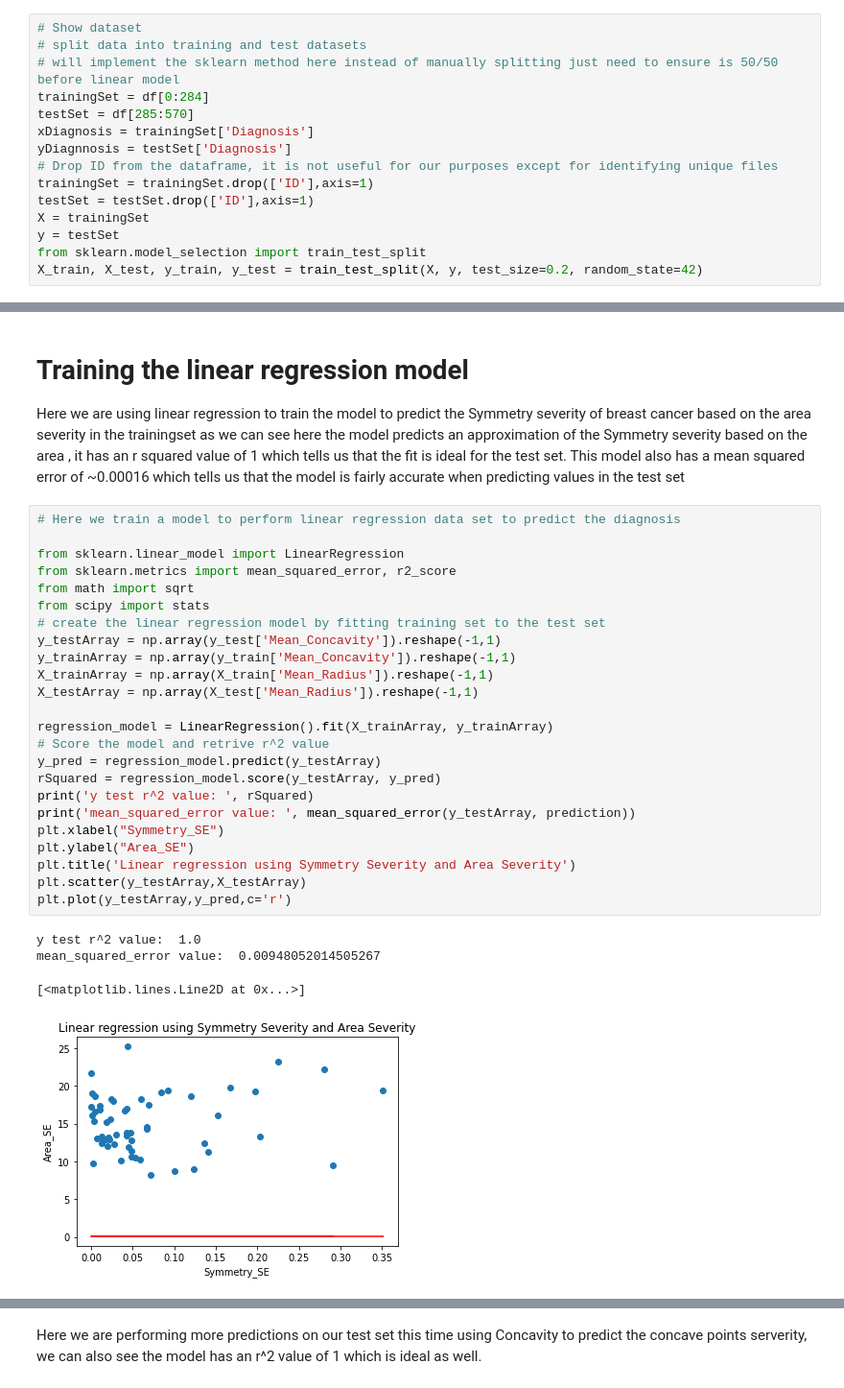
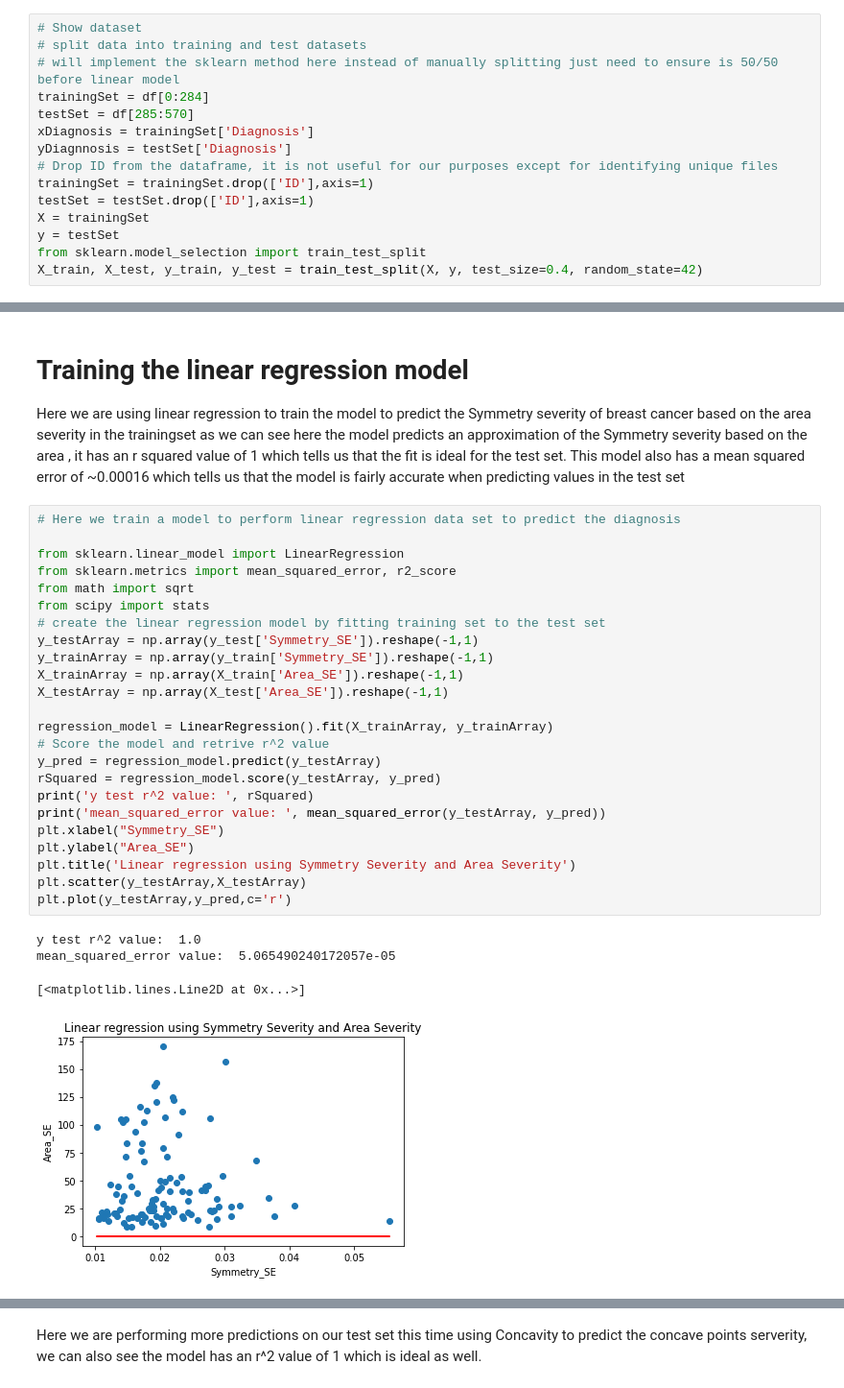
Before and after one commit to Ultan-Kearns/LYIT-Machine-Learning-Project, a Jupyter notebook: CA3Notebook.ipynb, the cells around one changed output, grey strips where cells are left out. Shown: that part at 96% size. Saved outputs shown, nothing was run; the diff lists cells and outputs as text.

```diff
--- a/CA3Notebook.ipynb
+++ b/CA3Notebook.ipynb
@@ -36,7 +36,7 @@ testSet = testSet.drop(['ID'],axis=1)
 X = trainingSet
 y = testSet
 from sklearn.model_selection import train_test_split
-X_train, X_test, y_train, y_test = train_test_split(X, y, test_size=0.2, random_state=42)
+X_train, X_test, y_train, y_test = train_test_split(X, y, test_size=0.4, random_state=42)
 # %%
 print('X_train ',X_train)
 print('y_train ',y_train)
@@ -215,32 +215,32 @@ Here we are using linear regression to train the model to predict the Symmetry s
 # %%
 # Here we train a model to perform linear regression data set to predict the diagnosis
 
 from sklearn.linear_model import LinearRegression
 from sklearn.metrics import mean_squared_error, r2_score
 from math import sqrt
 from scipy import stats
 # create the linear regression model by fitting training set to the test set
-y_testArray = np.array(y_test['Mean_Concavity']).reshape(-1,1)
-y_trainArray = np.array(y_train['Mean_Concavity']).reshape(-1,1)
-X_trainArray = np.array(X_train['Mean_Radius']).reshape(-1,1)
-X_testArray = np.array(X_test['Mean_Radius']).reshape(-1,1)
+y_testArray = np.array(y_test['Symmetry_SE']).reshape(-1,1)
+y_trainArray = np.array(y_train['Symmetry_SE']).reshape(-1,1)
+X_trainArray = np.array(X_train['Area_SE']).reshape(-1,1)
+X_testArray = np.array(X_test['Area_SE']).reshape(-1,1)
 
 regression_model = LinearRegression().fit(X_trainArray, y_trainArray)
 # Score the model and retrive r^2 value
 y_pred = regression_model.predict(y_testArray)
 rSquared = regression_model.score(y_testArray, y_pred)
 print('y test r^2 value: ', rSquared)
-print('mean_squared_error value: ', mean_squared_error(y_testArray, prediction))
+print('mean_squared_error value: ', mean_squared_error(y_testArray, y_pred))
 plt.xlabel("Symmetry_SE")
 plt.ylabel("Area_SE")
 plt.title('Linear regression using Symmetry Severity and Area Severity')
 plt.scatter(y_testArray,X_testArray)
 plt.plot(y_testArray,y_pred,c='r')
 # %% [output]
 y test r^2 value:  1.0
-mean_squared_error value:  0.00948052014505267
+mean_squared_error value:  5.065490240172057e-05
 [<matplotlib.lines.Line2D at 0x...>]
-[figure, old version]
+[figure, new version]
 # %%
 correct = 0;
 count = 0;
```
Also changed, not shown: parts of 13 cells of this notebook.
